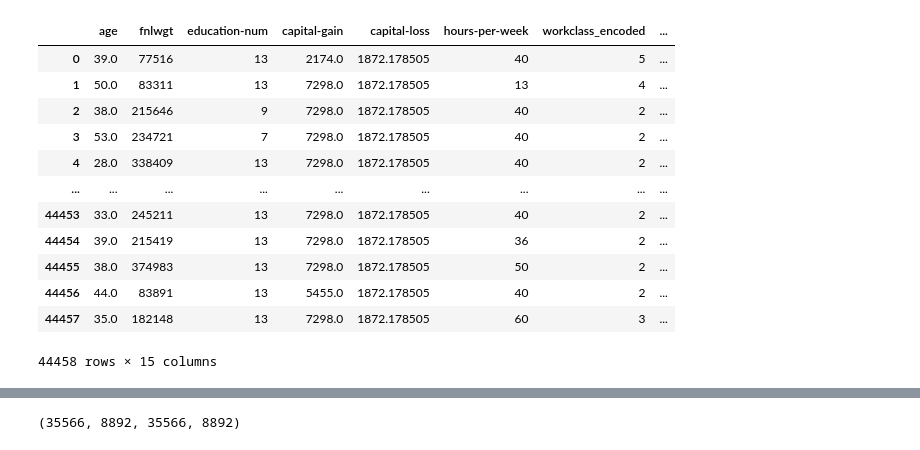
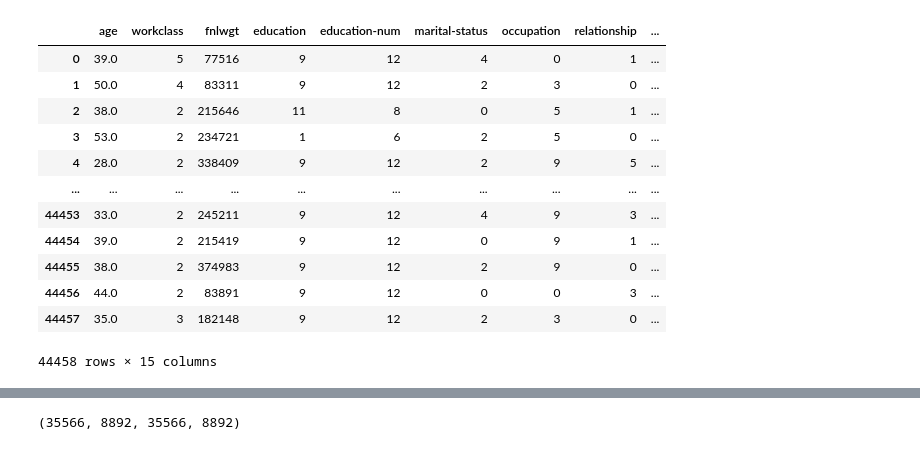
Before and after one commit to ChavinduDulaj/Income-Prediction-Project, a Jupyter notebook: models.ipynb, the cells around one changed output, grey strips where cells are left out. Saved outputs shown, nothing was run; the diff lists cells and outputs as text; code cells hidden in the pictures.

```diff
--- a/models.ipynb
+++ b/models.ipynb
@@ -5,20 +5,20 @@ from sklearn.naive_bayes import GaussianNB
 from sklearn.ensemble import RandomForestClassifier
 from sklearn.metrics import accuracy_score
 # %%
-df = pd.read_csv('dataset/preprocessed.csv')
+df = pd.read_csv('dataset/encoded_preprocessed.csv')
 df
 # %% [output]
-|  | age | fnlwgt | education-num | capital-gain | capital-loss | hours-per-week | workclass_encoded | ... |
-| 0 | 39.0 | 77516 | 13 | 2174.0 | 1872.178505 | 40 | 5 | ... |
-| 1 | 50.0 | 83311 | 13 | 7298.0 | 1872.178505 | 13 | 4 | ... |
-| 2 | 38.0 | 215646 | 9 | 7298.0 | 1872.178505 | 40 | 2 | ... |
-| 3 | 53.0 | 234721 | 7 | 7298.0 | 1872.178505 | 40 | 2 | ... |
-| 4 | 28.0 | 338409 | 13 | 7298.0 | 1872.178505 | 40 | 2 | ... |
-| ... | ... | ... | ... | ... | ... | ... | ... | ... |
-| 44453 | 33.0 | 245211 | 13 | 7298.0 | 1872.178505 | 40 | 2 | ... |
-| 44454 | 39.0 | 215419 | 13 | 7298.0 | 1872.178505 | 36 | 2 | ... |
-| 44455 | 38.0 | 374983 | 13 | 7298.0 | 1872.178505 | 50 | 2 | ... |
-| 44456 | 44.0 | 83891 | 13 | 5455.0 | 1872.178505 | 40 | 2 | ... |
-| 44457 | 35.0 | 182148 | 13 | 7298.0 | 1872.178505 | 60 | 3 | ... |
+|  | age | workclass | fnlwgt | education | education-num | marital-status | occupation | relationship | ... |
+| 0 | 39.0 | 5 | 77516 | 9 | 12 | 4 | 0 | 1 | ... |
+| 1 | 50.0 | 4 | 83311 | 9 | 12 | 2 | 3 | 0 | ... |
+| 2 | 38.0 | 2 | 215646 | 11 | 8 | 0 | 5 | 1 | ... |
+| 3 | 53.0 | 2 | 234721 | 1 | 6 | 2 | 5 | 0 | ... |
+| 4 | 28.0 | 2 | 338409 | 9 | 12 | 2 | 9 | 5 | ... |
+| ... | ... | ... | ... | ... | ... | ... | ... | ... | ... |
+| 44453 | 33.0 | 2 | 245211 | 9 | 12 | 4 | 9 | 3 | ... |
+| 44454 | 39.0 | 2 | 215419 | 9 | 12 | 0 | 9 | 1 | ... |
+| 44455 | 38.0 | 2 | 374983 | 9 | 12 | 2 | 9 | 0 | ... |
+| 44456 | 44.0 | 2 | 83891 | 9 | 12 | 0 | 0 | 3 | ... |
+| 44457 | 35.0 | 3 | 182148 | 9 | 12 | 2 | 3 | 0 | ... |
 44458 rows × 15 columns
 # %%
```
Also changed, not shown: parts of 16 cells of this notebook, 3 other files.
